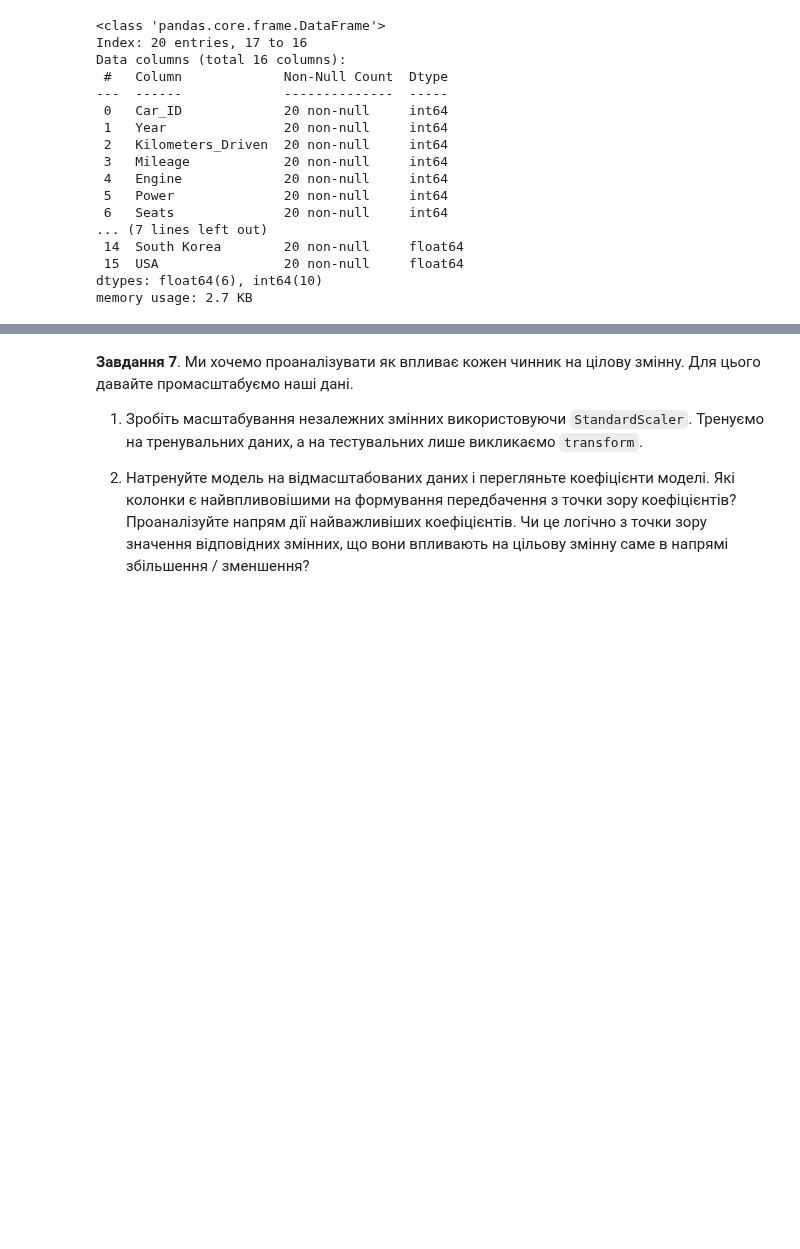
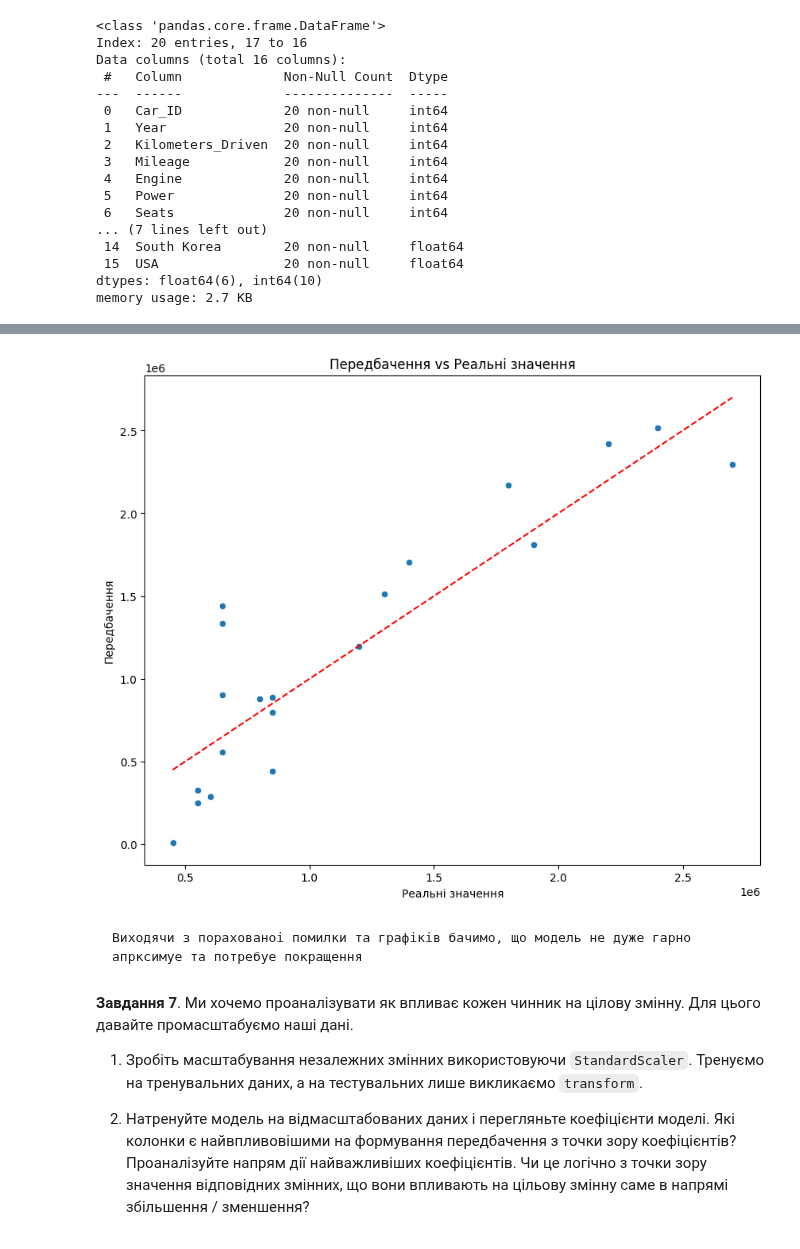
Before and after one commit to o-semenkova/ml_home_tasks, a Jupyter notebook: HW_2_1_Лінійна_регресія_від_багатьох_змінних.ipynb, the cells around one changed output, grey strips where cells are left out. Saved outputs shown, nothing was run; the diff lists cells and outputs as text; code cells hidden in the pictures; blank space fills up the shorter version.

````diff
--- a/HW_2_1_Лінійна_регресія_від_багатьох_змінних.ipynb
+++ b/HW_2_1_Лінійна_регресія_від_багатьох_змінних.ipynb
@@ -431,0 +449,7 @@ Loss: 309388.7267302651
+# %%
+X = test_Xy.drop('Price', axis=1)
+y = test_Xy['Price']
+
+predictions_on_test = predict(X)
+
+loss_on_test = calculate_loss(y, predictions_on_test)
@@ -432,3 +458,11 @@ Loss: 309388.7267302651
+# %%
+draw(y, predictions_on_test)
+# %% [output]
+[figure, added]
+# %% [markdown]
+```
+Виходячи з порахованоi помилки та графiкiв бачимо, що модель не дуже гарно апрксимуе та потребуе покращення
+```
 # %% [markdown]
 **Завдання 7**. Ми хочемо проаналізувати як впливає кожен чинник на цілову змінну. Для цього давайте промасштабуємо наші дані.
 1. Зробіть масштабування незалежних змінних використовуючи `StandardScaler`. Тренуємо на тренувальних даних, а на тестувальних лише викликаємо `transform`.
````
Also changed, not shown: parts of 17 cells of this notebook.
